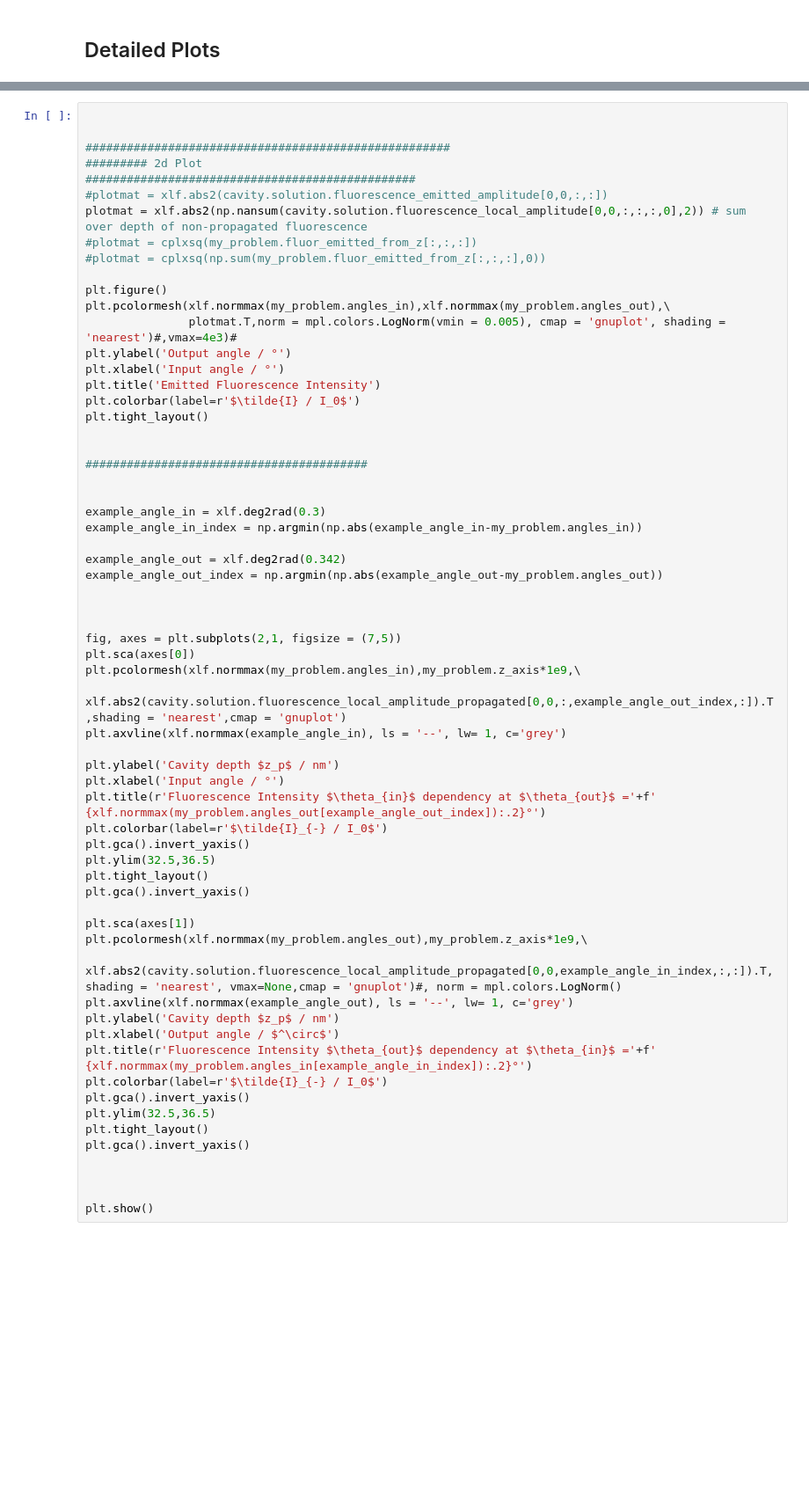
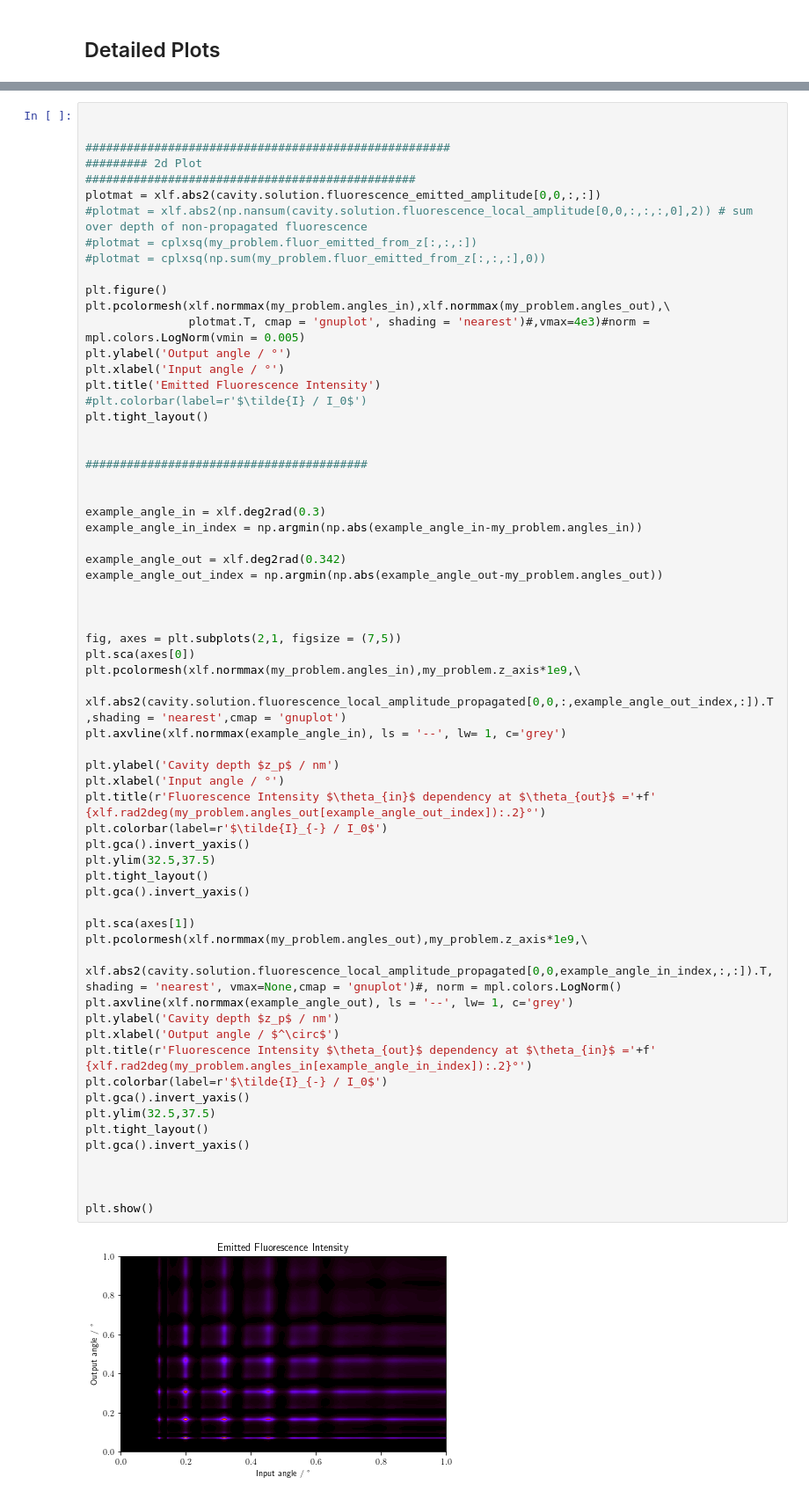
Before and after one commit to F00lWise/Xray-Layer-Fluorescence, a Jupyter notebook: XrayLayerFluorescence - Manual.ipynb, the cells around one changed output, grey strips where cells are left out. Shown: that part at 88% size. Cells and saved outputs as stored; diff of their text form; blank space fills up the shorter version.

```diff
--- a/XrayLayerFluorescence - Manual.ipynb
+++ b/XrayLayerFluorescence - Manual.ipynb
@@ -261,18 +281,18 @@ plt.ylim(80,None)
 #####################################################
 ######### 2d Plot
 ################################################
-#plotmat = xlf.abs2(cavity.solution.fluorescence_emitted_amplitude[0,0,:,:])
-plotmat = xlf.abs2(np.nansum(cavity.solution.fluorescence_local_amplitude[0,0,:,:,:,0],2)) # sum over depth of non-propagated fluorescence
+plotmat = xlf.abs2(cavity.solution.fluorescence_emitted_amplitude[0,0,:,:])
+#plotmat = xlf.abs2(np.nansum(cavity.solution.fluorescence_local_amplitude[0,0,:,:,:,0],2)) # sum over depth of non-propagated fluorescence
 #plotmat = cplxsq(my_problem.fluor_emitted_from_z[:,:,:])
 #plotmat = cplxsq(np.sum(my_problem.fluor_emitted_from_z[:,:,:],0))
 
 plt.figure()
 plt.pcolormesh(xlf.normmax(my_problem.angles_in),xlf.normmax(my_problem.angles_out),\
-               plotmat.T,norm = mpl.colors.LogNorm(vmin = 0.005), cmap = 'gnuplot', shading = 'nearest')#,vmax=4e3)#
+               plotmat.T, cmap = 'gnuplot', shading = 'nearest')#,vmax=4e3)#norm = mpl.colors.LogNorm(vmin = 0.005)
 plt.ylabel('Output angle / °')
 plt.xlabel('Input angle / °')
 plt.title('Emitted Fluorescence Intensity')
-plt.colorbar(label=r'$\tilde{I} / I_0$')
+#plt.colorbar(label=r'$\tilde{I} / I_0$')
 plt.tight_layout()
 
 
@@ -287,34 +307,36 @@ example_angle_out_index = np.argmin(np.abs(example_angle_out-my_problem.angles_o
 
 
 
 fig, axes = plt.subplots(2,1, figsize = (7,5))
 plt.sca(axes[0])
 plt.pcolormesh(xlf.normmax(my_problem.angles_in),my_problem.z_axis*1e9,\
                xlf.abs2(cavity.solution.fluorescence_local_amplitude_propagated[0,0,:,example_angle_out_index,:]).T,shading = 'nearest',cmap = 'gnuplot')
 plt.axvline(xlf.normmax(example_angle_in), ls = '--', lw= 1, c='grey')
 
 plt.ylabel('Cavity depth $z_p$ / nm')
 plt.xlabel('Input angle / °')
-plt.title(r'Fluorescence Intensity $\theta_{in}$ dependency at $\theta_{out}$ ='+f' {xlf.normmax(my_problem.angles_out[example_angle_out_index]):.2}°')
+plt.title(r'Fluorescence Intensity $\theta_{in}$ dependency at $\theta_{out}$ ='+f' {xlf.rad2deg(my_problem.angles_out[example_angle_out_index]):.2}°')
 plt.colorbar(label=r'$\tilde{I}_{-} / I_0$')
 plt.gca().invert_yaxis()
-plt.ylim(32.5,36.5)
+plt.ylim(32.5,37.5)
 plt.tight_layout()
 plt.gca().invert_yaxis()
 
 plt.sca(axes[1])
 plt.pcolormesh(xlf.normmax(my_problem.angles_out),my_problem.z_axis*1e9,\
                xlf.abs2(cavity.solution.fluorescence_local_amplitude_propagated[0,0,example_angle_in_index,:,:]).T,shading = 'nearest', vmax=None,cmap = 'gnuplot')#, norm = mpl.colors.LogNorm()
 plt.axvline(xlf.normmax(example_angle_out), ls = '--', lw= 1, c='grey')
 plt.ylabel('Cavity depth $z_p$ / nm')
 plt.xlabel('Output angle / $^\circ$')
-plt.title(r'Fluorescence Intensity $\theta_{out}$ dependency at $\theta_{in}$ ='+f' {xlf.normmax(my_problem.angles_in[example_angle_in_index]):.2}°')
+plt.title(r'Fluorescence Intensity $\theta_{out}$ dependency at $\theta_{in}$ ='+f' {xlf.rad2deg(my_problem.angles_in[example_angle_in_index]):.2}°')
 plt.colorbar(label=r'$\tilde{I}_{-} / I_0$')
 plt.gca().invert_yaxis()
-plt.ylim(32.5,36.5)
+plt.ylim(32.5,37.5)
 plt.tight_layout()
 plt.gca().invert_yaxis()
 
 
 
 plt.show()
+# %% [output]
+[figure, added]
```
Also changed, not shown: parts of 16 cells of this notebook, 3 other files.
